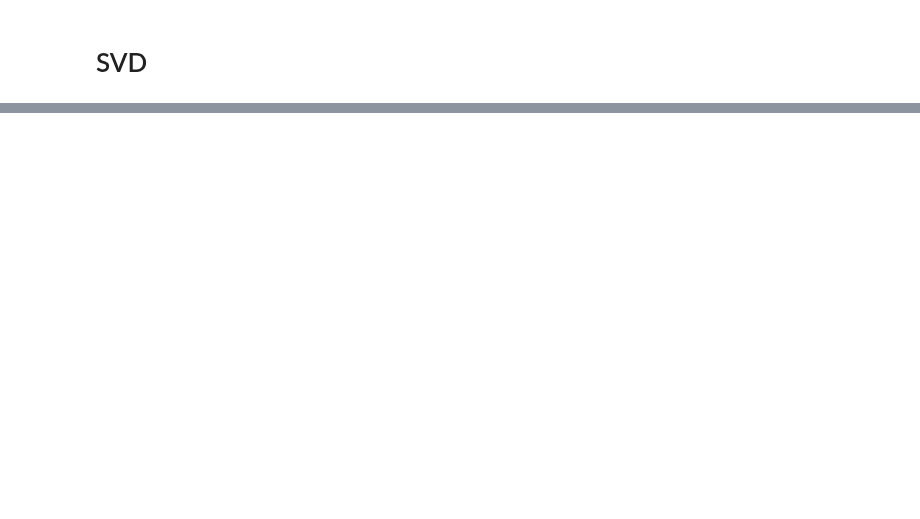
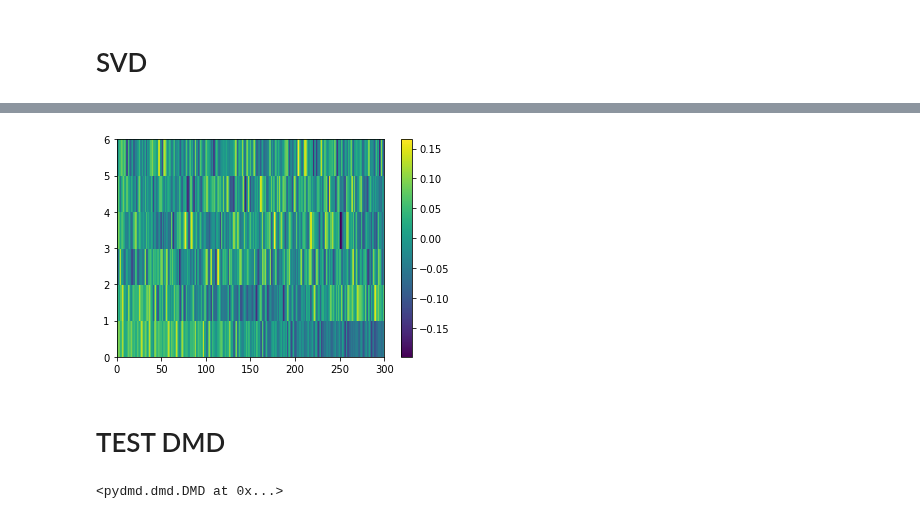
Before and after one commit to DenisSidoren/arctic_TimeSeries_analysis, a Jupyter notebook: dmd.ipynb, the cells around one changed output, grey strips where cells are left out. Saved outputs shown, nothing was run; the diff lists cells and outputs as text; code cells hidden in the pictures; blank space fills up the shorter version.

```diff
--- a/dmd.ipynb
+++ b/dmd.ipynb
@@ -84,0 +95,2 @@ t.head(2)
+# %%
+r = 7
@@ -84,0 +102,8 @@ t.head(2)
+# %%
+plt.pcolor(V_r)
+plt.colorbar()
+plt.show()
+# %% [output]
+[figure, added]
+# %% [markdown]
+# TEST DMD
@@ -84,0 +112,5 @@ t.head(2)
+# %%
+dmd = DMD(svd_rank=2)
+dmd.fit(V_r)
+# %% [output]
+<pydmd.dmd.DMD at 0x...>
```
Also changed, not shown: parts of 8 cells of this notebook.
